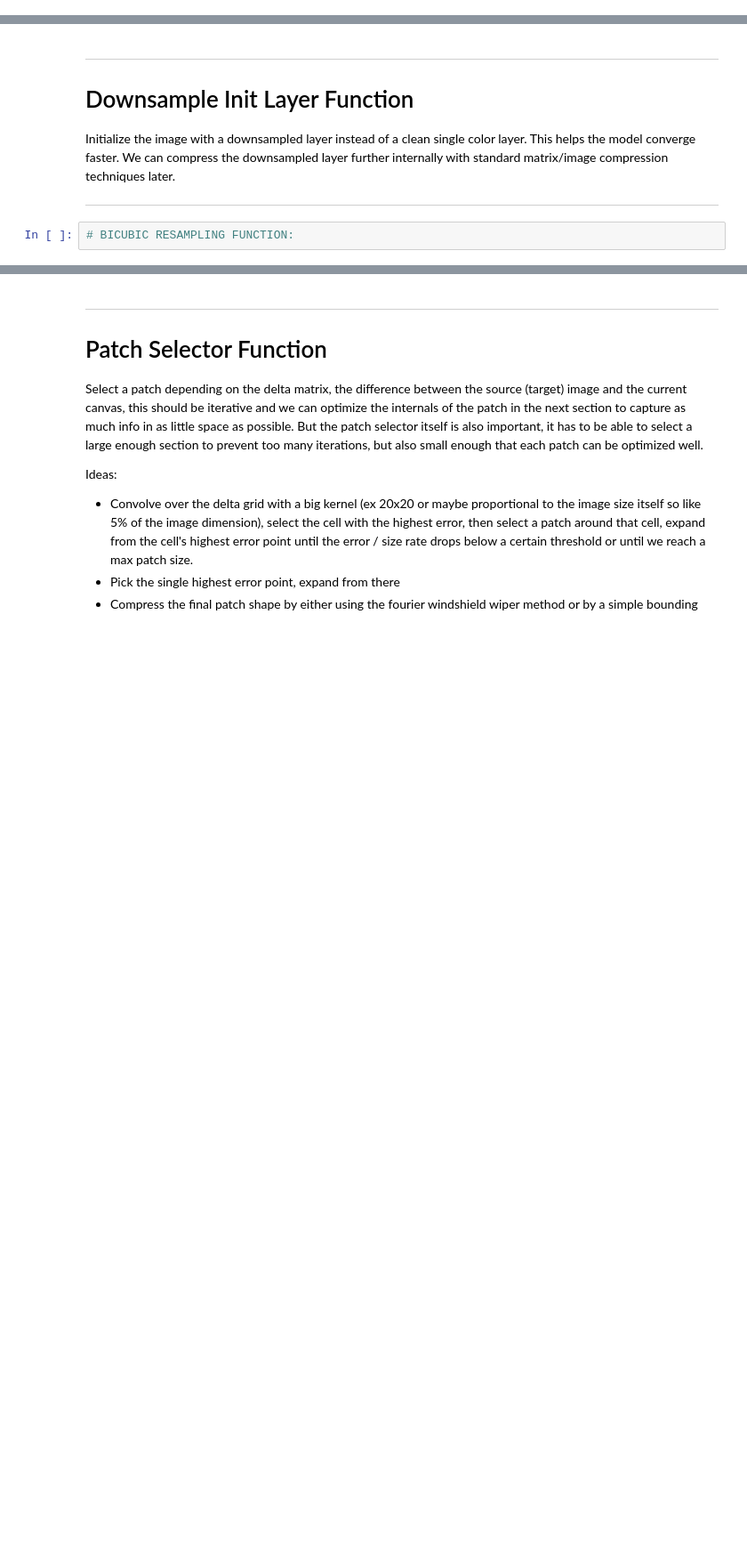
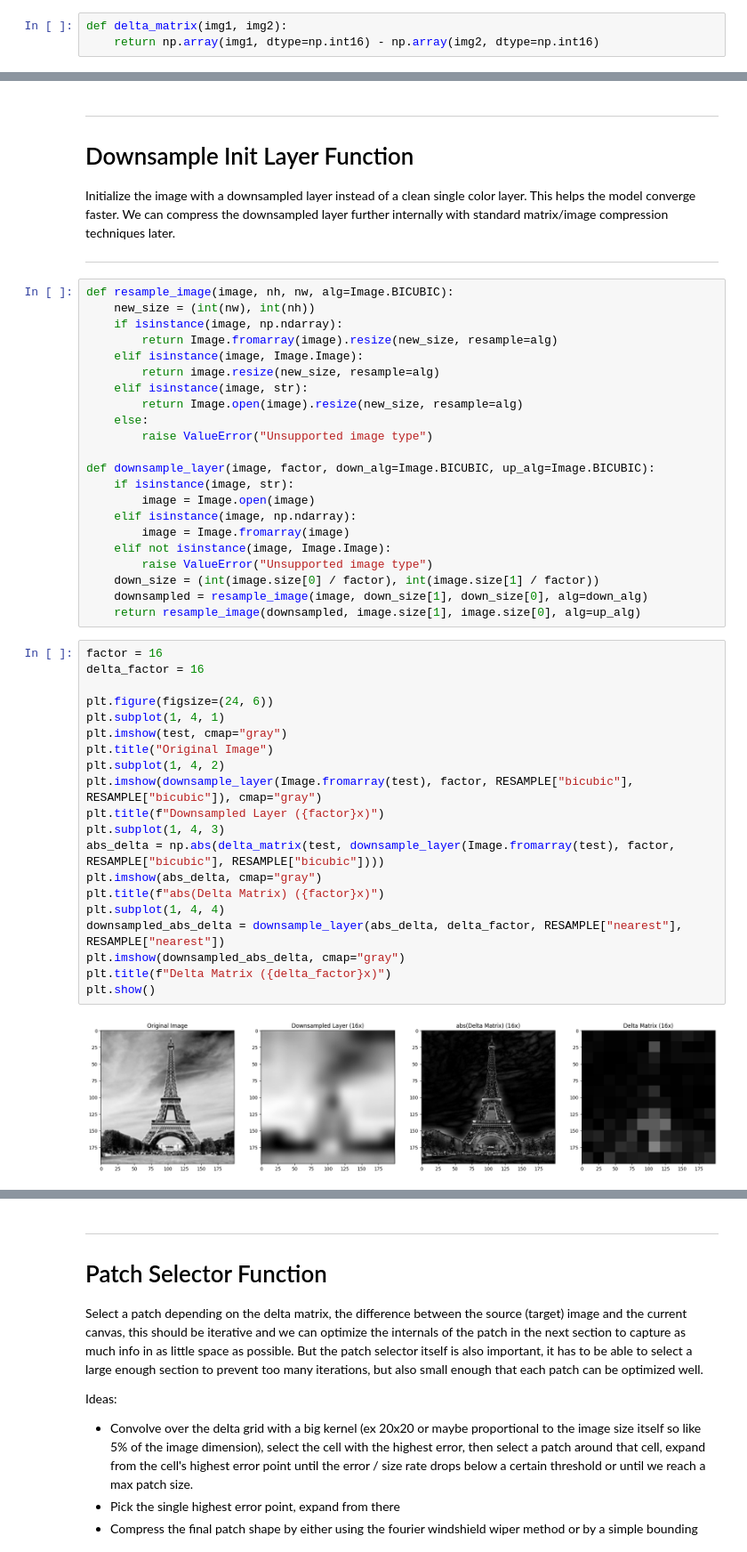
Before and after one commit to EgeEken/PBC, a Jupyter notebook: PBC3_DEV.ipynb, the cells around one changed output, grey strips where cells are left out. Shown at 89% size. Drawn from its saved outputs; the diff is of its cells as text; blank space fills up the shorter version.

```diff
--- a/PBC3_DEV.ipynb
+++ b/PBC3_DEV.ipynb
@@ -17,6 +26,9 @@ img.resize((200,200))
 # %% [output]
 Original size: (320, 320)
 [figure]
+# %%
+def delta_matrix(img1, img2):
+    return np.array(img1, dtype=np.int16) - np.array(img2, dtype=np.int16)
 # %% [markdown]
 ---
 # General Image/Matrix Compression Algorithm Ideas
@@ -38,4 +50,46 @@ Initialize the image with a downsampled layer instead of a clean single color la
 
 ---
 # %%
-# BICUBIC RESAMPLING FUNCTION:
+def resample_image(image, nh, nw, alg=Image.BICUBIC):
+    new_size = (int(nw), int(nh))
+    if isinstance(image, np.ndarray):
+        return Image.fromarray(image).resize(new_size, resample=alg)
+    elif isinstance(image, Image.Image):
+        return image.resize(new_size, resample=alg)
+    elif isinstance(image, str):
+        return Image.open(image).resize(new_size, resample=alg)
+    else:
+        raise ValueError("Unsupported image type")
+
+def downsample_layer(image, factor, down_alg=Image.BICUBIC, up_alg=Image.BICUBIC):
+    if isinstance(image, str):
+        image = Image.open(image)
+    elif isinstance(image, np.ndarray):
+        image = Image.fromarray(image)
+    elif not isinstance(image, Image.Image):
+        raise ValueError("Unsupported image type")
+    down_size = (int(image.size[0] / factor), int(image.size[1] / factor))
+    downsampled = resample_image(image, down_size[1], down_size[0], alg=down_alg)
+    return resample_image(downsampled, image.size[1], image.size[0], alg=up_alg)
+# %%
+factor = 16
+delta_factor = 16
+
+plt.figure(figsize=(24, 6))
+plt.subplot(1, 4, 1)
+plt.imshow(test, cmap="gray")
+plt.title("Original Image")
+plt.subplot(1, 4, 2)
+plt.imshow(downsample_layer(Image.fromarray(test), factor, RESAMPLE["bicubic"], RESAMPLE["bicubic"]), cmap="gray")
+plt.title(f"Downsampled Layer ({factor}x)")
+plt.subplot(1, 4, 3)
+abs_delta = np.abs(delta_matrix(test, downsample_layer(Image.fromarray(test), factor, RESAMPLE["bicubic"], RESAMPLE["bicubic"])))
+plt.imshow(abs_delta, cmap="gray")
+plt.title(f"abs(Delta Matrix) ({factor}x)")
+plt.subplot(1, 4, 4)
+downsampled_abs_delta = downsample_layer(abs_delta, delta_factor, RESAMPLE["nearest"], RESAMPLE["nearest"])
+plt.imshow(downsampled_abs_delta, cmap="gray")
+plt.title(f"Delta Matrix ({delta_factor}x)")
+plt.show()
+# %% [output]
+[figure, added]
```
Also changed, not shown: parts of 6 cells of this notebook.
